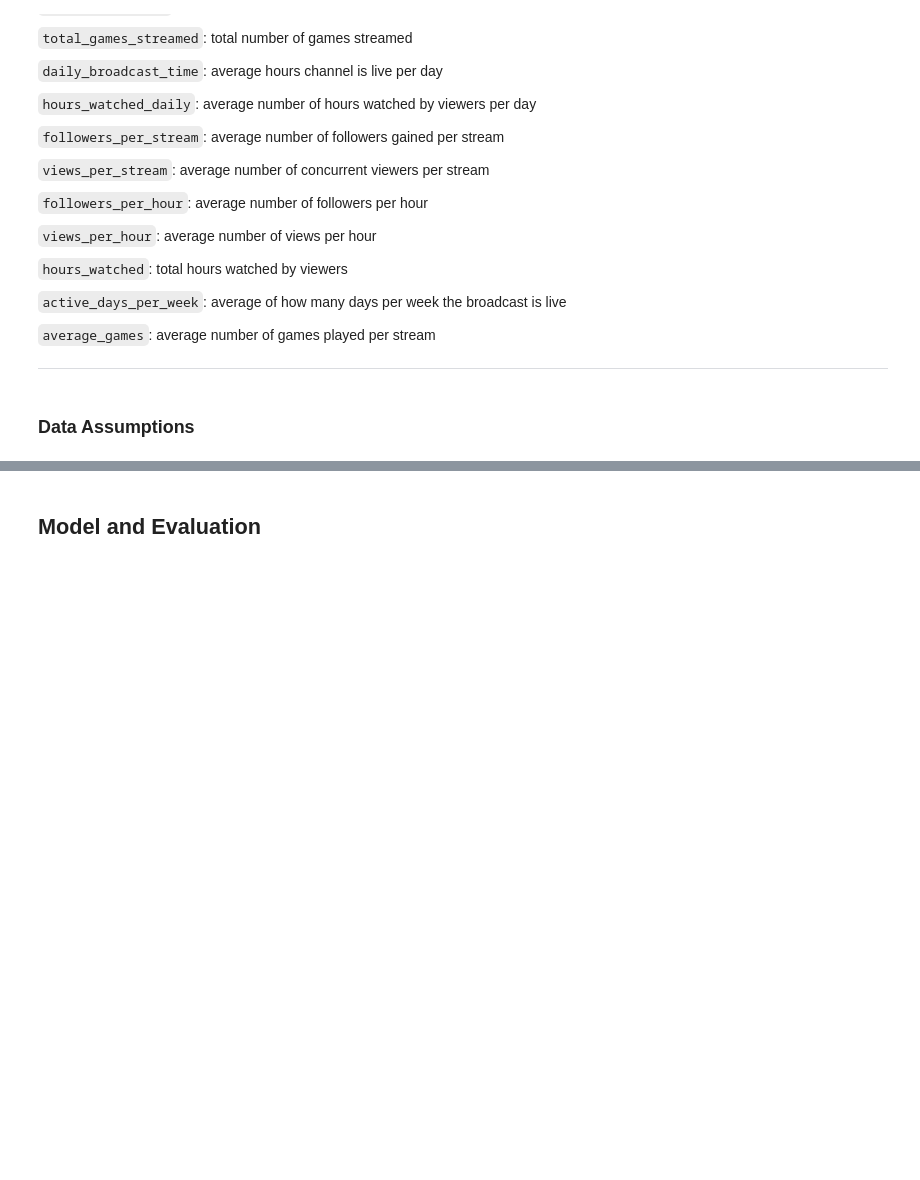
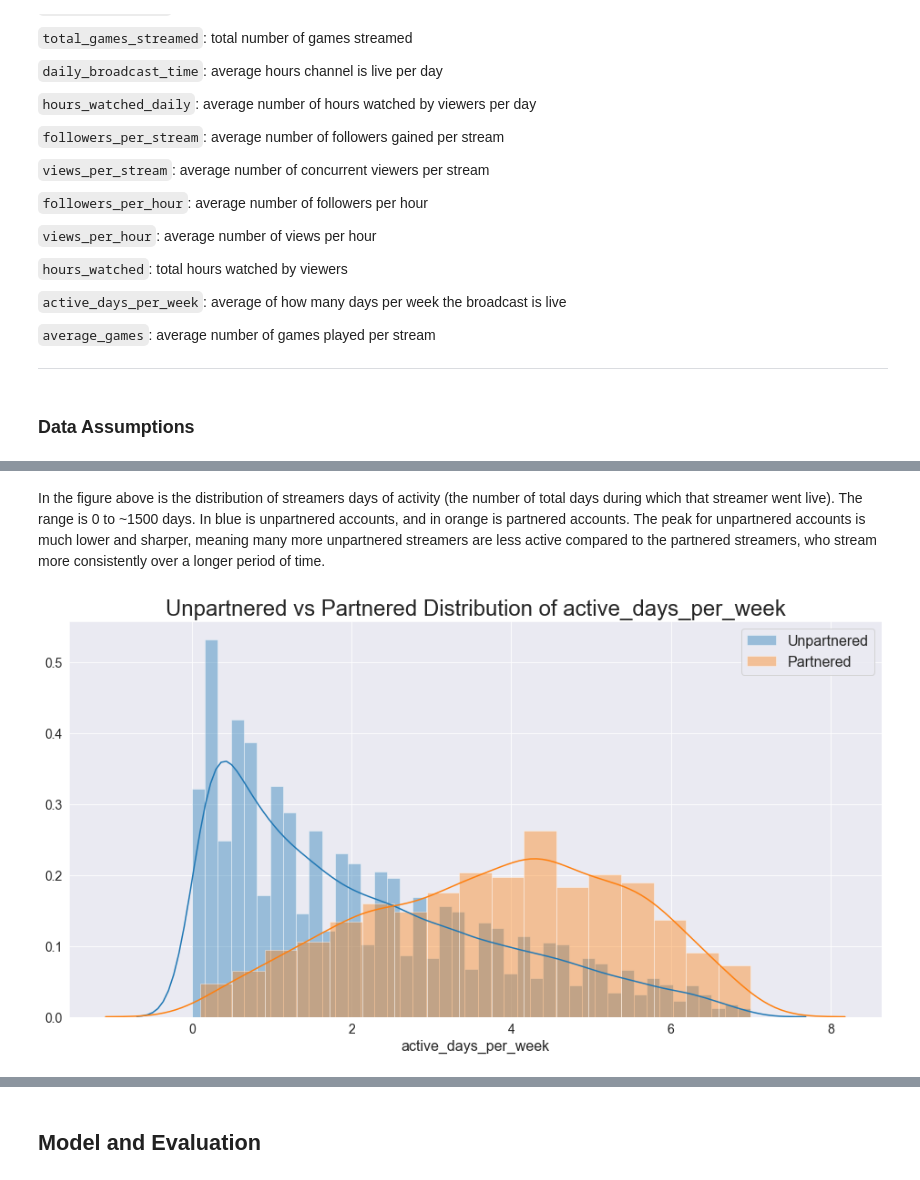
Before and after one commit to griffinhundley/streamer-analysis, a Jupyter notebook: notebooks/final-notebook.ipynb, the cells around one changed output, grey strips where cells are left out. Drawn from its saved outputs; the diff is of its cells as text; code cells hidden in the pictures; blank space fills up the shorter version.

```diff
--- a/notebooks/final-notebook.ipynb
+++ b/notebooks/final-notebook.ipynb
@@ -89,0 +116,9 @@ Additionally, Twitch makes a distinction between 'natural' views and views gaine
+# %% [markdown]
+In the figure above is the distribution of streamers days of activity (the number of total days during which that streamer went live).  The range is 0 to ~1500 days. In blue is unpartnered accounts, and in orange is partnered accounts. The peak for unpartnered accounts is much lower and sharper, meaning many more unpartnered streamers are less active compared to the partnered streamers, who stream more consistently over a longer period of time.
+# %%
+# plot the distribution of the days_of_activity column by class
+fig = eda.hist_plot('active_days_per_week');
+# fig.savefig('../images/active_days_per_week_distplot.png',
+#             bbox_inches='tight')
+# %% [output]
+[figure, added]
```
Also changed, not shown: parts of 12 cells of this notebook, 6 other files.
